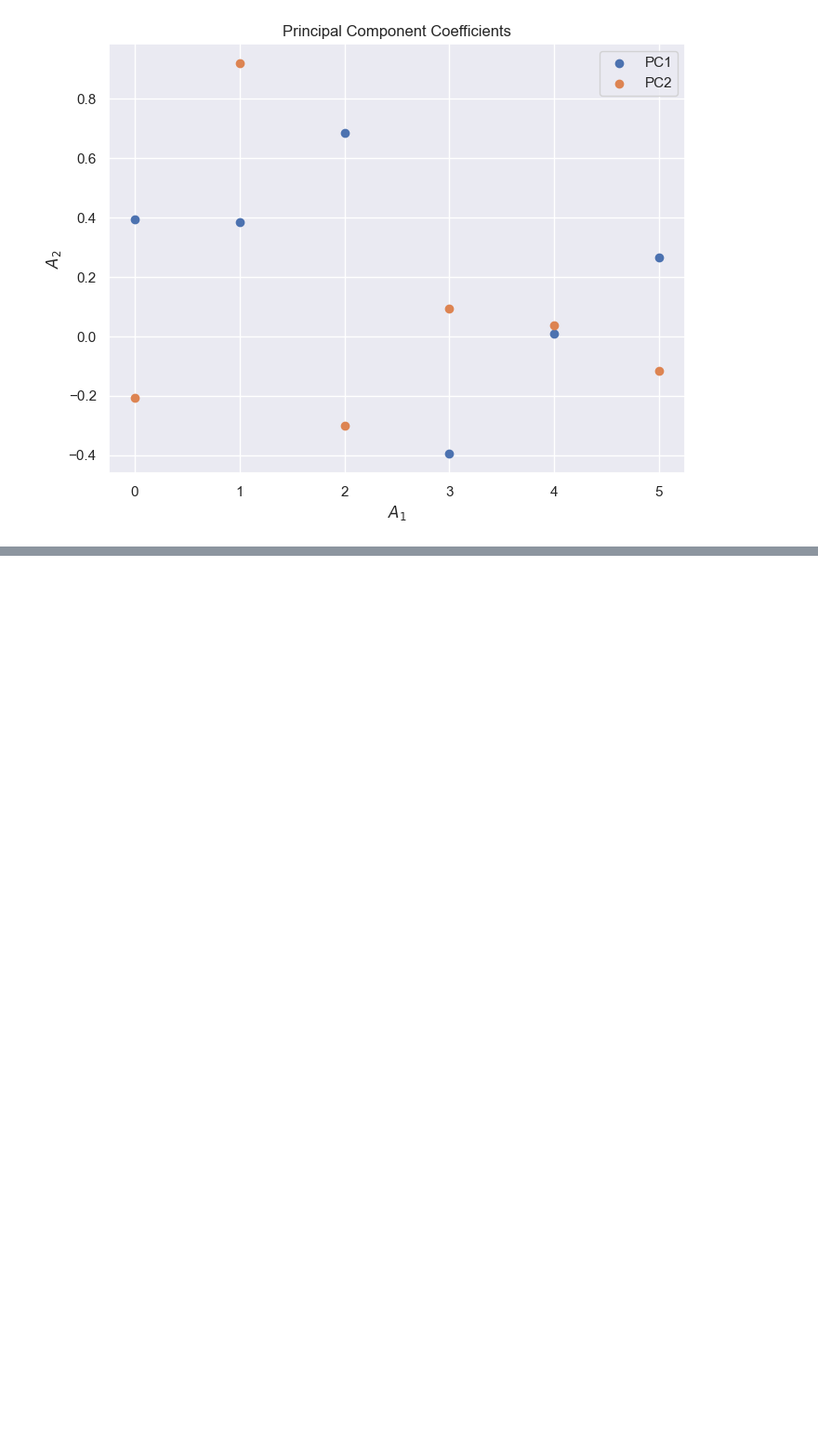
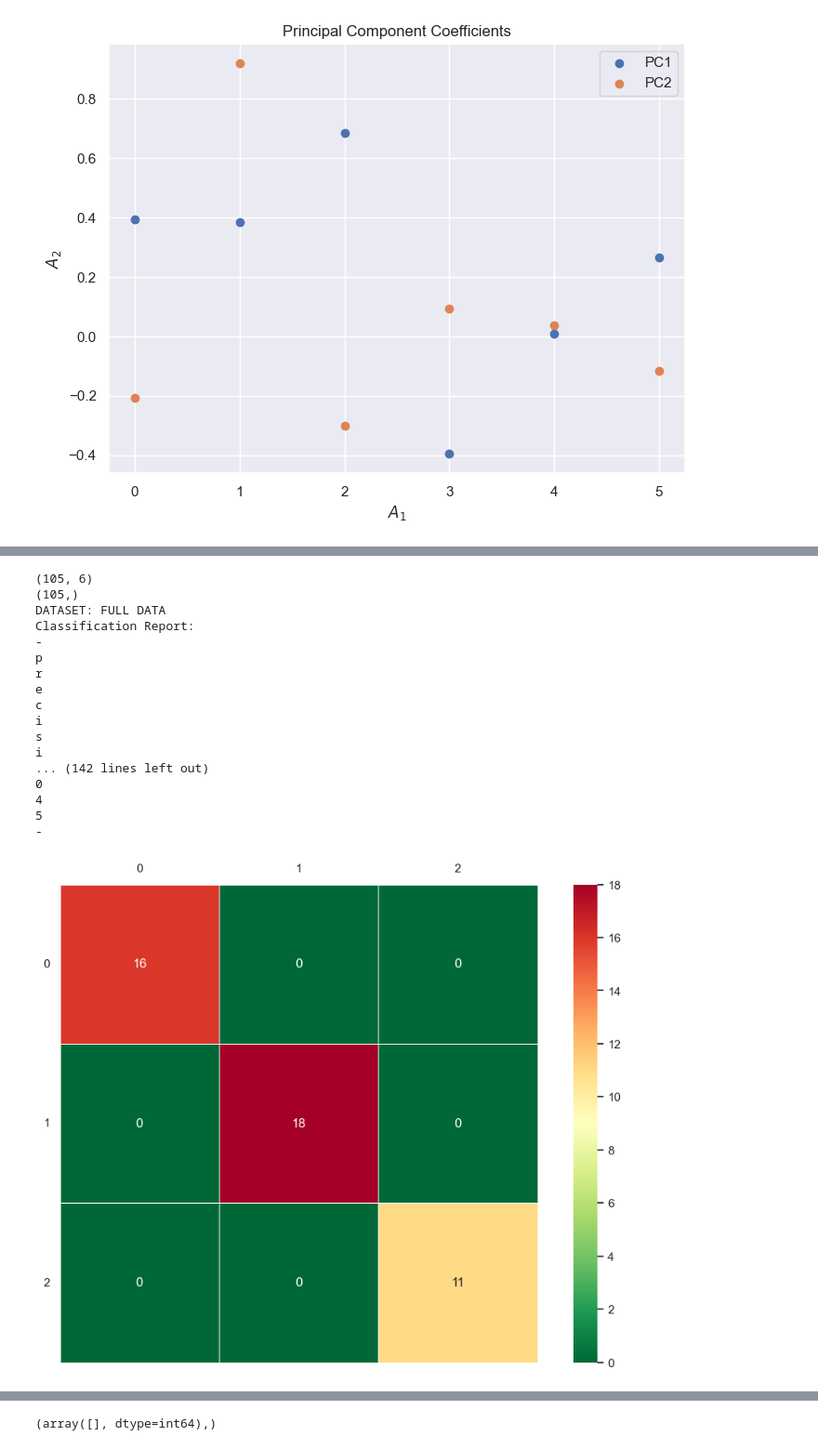
Before and after one commit to Tobilobaaxx/iris_pca_detection, a Jupyter notebook: classifieddata.ipynb, the cells around one changed output, grey strips where cells are left out. Shown at 93% size. Saved outputs shown, nothing was run; the diff lists cells and outputs as text; code cells hidden in the pictures; blank space fills up the shorter version.

```diff
--- a/classifieddata.ipynb
+++ b/classifieddata.ipynb
@@ -246,0 +252,14 @@ plt.show()
+# %%
+
+# Test-Train Split
+X_train, X_test, y_train, y_test = train_test_split(df, target , test_size=0.3, random_state=0)
+Z_train, Z_test, zy_train, zy_test = train_test_split(Z, target, test_size=0.3, random_state=0)
+Z12_train, Z12_test, z12y_train, z12y_test = train_test_split(Z[:,:2], target, test_size=0.3, random_state=0)
+
+print(X_train.shape)
+print(y_train.shape)
+print(f'Train Dataset Size: {Z12_train.shape[0]}')
+print(f'Test Dataset Size: {Z12_test.shape[0]}')
+
+# Define the evaluation metric
+scoring = ['f1_macro']
@@ -246,0 +276,65 @@ plt.show()
+# %%
+gnb = GaussianNB()
+
+datasets = [('FULL DATA', X_train, y_train, X_test, y_test), ('Z', Z_train, zy_train, Z_test, zy_test), ('Z12', Z12_train, z12y_train, Z12_test, z12y_test)]
+for i, (name, Xtr, ytr, Xtst, ytst) in enumerate(datasets):
+  print(Xtr.shape)
+  print(ytr.shape)
+  gnb.fit(Xtr, ytr)
+  y_pred = gnb.predict(Xtst)
+  gnb_score = gnb.score(Xtst, ytst)
+
+  # Classification Report
+  print(f'DATASET: {name}')
+  print('Classification Report:')
+  headers = ["Dataset", "Accuracy", "Precision", "Recall", "F1-score"]
+  print(tabulate(classification_report(ytst, y_pred, digits=3)))
+
+
+  # Confusion Matrix
+  cm_gnb = confusion_matrix(y_true=ytst, y_pred=y_pred)
+  ax = sns.heatmap(cm_gnb, cmap='RdYlGn_r', linewidths=0.5, annot=True, square=True)
+  plt.yticks(rotation=0)
+  ax.tick_params(labelbottom=False,labeltop=True)
+  ax.set_xticklabels(ax.get_xticklabels(),rotation=0)
+  #plt.title('Naive Bayes Confusion Matrix')
+  plt.show()
+
+  #ADAPTED FROM: https://scikit-learn.org/stable/auto_examples/ensemble/plot_voting_decision_regions.html#sphx-glr-auto-examples-ensemble-plot-voting-decision-regions-py
+  if name == 'Z12':
+    # Plotting decision regions
+    x_min, x_max = Xtr[:, 0].min() - 1, Xtr[:, 0].max() + 1
+    y_min, y_max = Xtr[:, 1].min() - 1, Xtr[:, 1].max() + 1
+    xx, yy = np.meshgrid(np.arange(x_min, x_max, 0.01), np.arange(y_min, y_max, 0.01))
+
+    Z = gnb.predict(np.c_[xx.ravel(), yy.ravel()])
+    Z = Z.reshape(xx.shape)
+
+    plt.contourf(xx, yy, Z, alpha=0.4)
+    plt.scatter(Xtr[:, 0], Xtr[:, 1], c=ytr, s=20, edgecolor="k", label='Train Set')
+    plt.scatter(Xtst[:, 0], Xtst[:, 1], c=ytst, marker='^', s=20, edgecolor="k", label='Test Set')
+    plt.xlabel('$Z_1$')
+    plt.ylabel('$Z_2$')
+    plt.legend()
+    plt.show()
+
+    print(np.where(ytst != y_pred))
+# %% [output]
+(105, 6)
+(105,)
+DATASET: FULL DATA
+Classification Report:
+-
+p
+r
+e
+c
+i
+s
+i
+... (142 lines left out)
+0
+4
+5
+-
+[figure, added]
@@ -246,0 +378 @@ plt.show()
+(array([], dtype=int64),)
```
Also changed, not shown: parts of 10 cells of this notebook.
